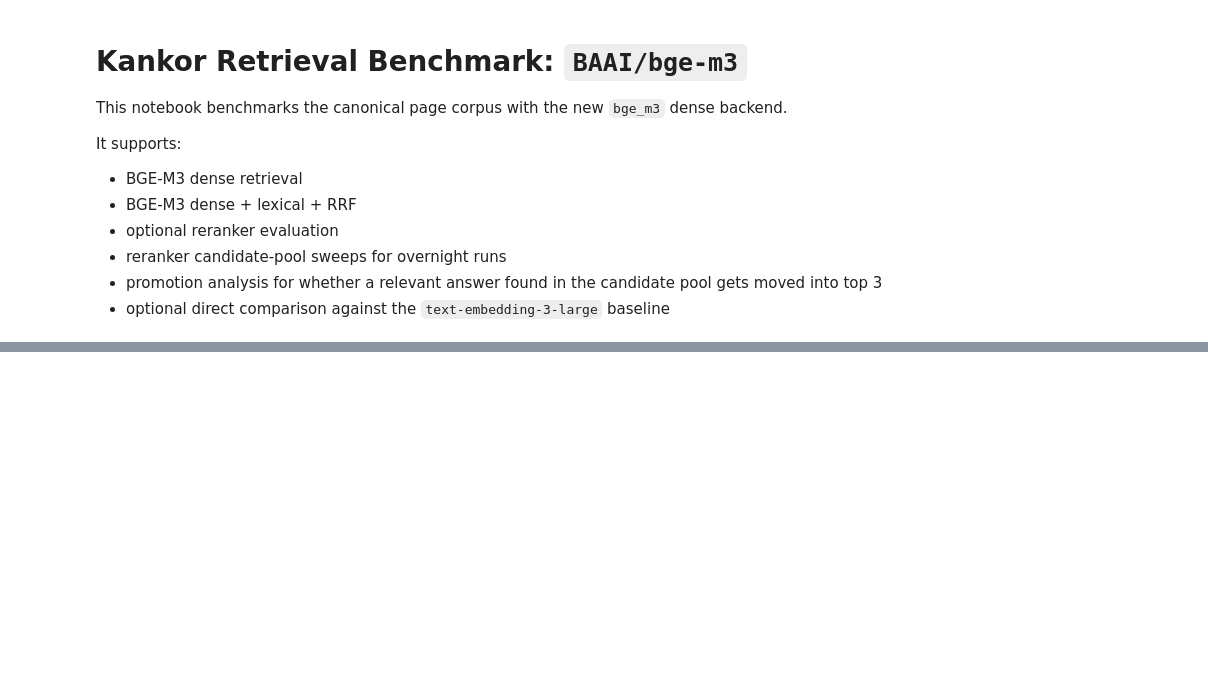
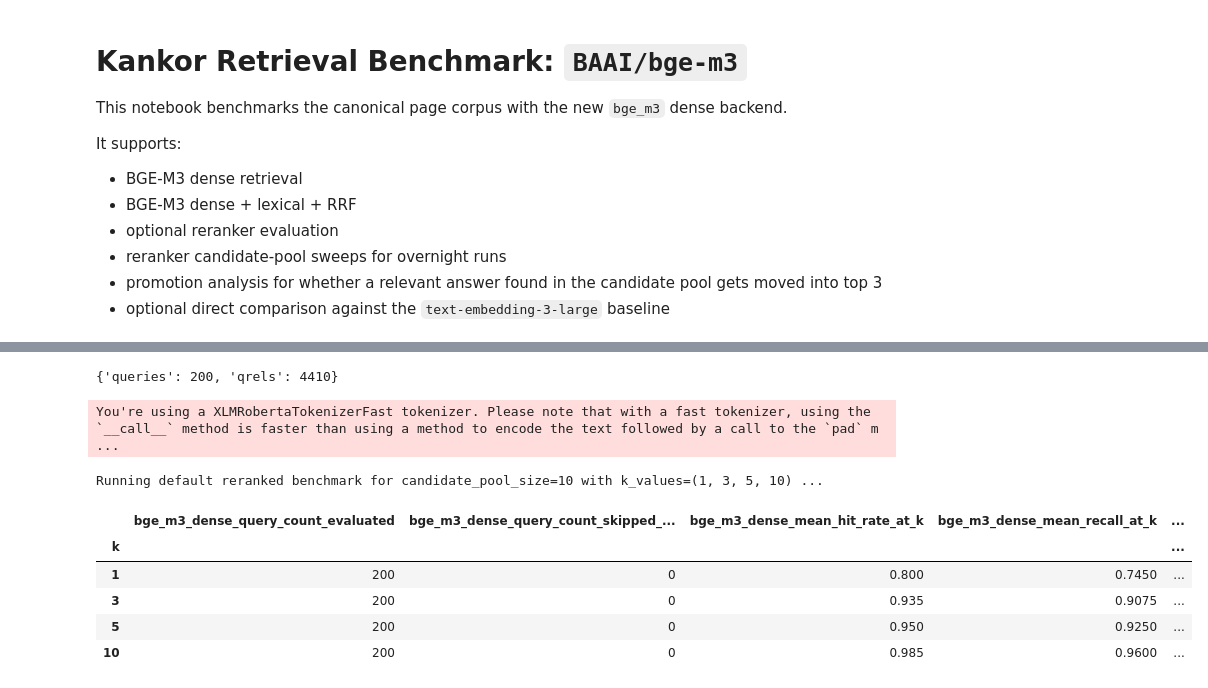
Before and after one commit to sn1887/kankor-rag, a Jupyter notebook: notebooks/benchmark_kankor_bge_m3.ipynb, the cells around one changed output, grey strips where cells are left out. Drawn from its saved outputs; the diff is of its cells as text; code cells hidden in the pictures; blank space fills up the shorter version.

```diff
--- a/notebooks/benchmark_kankor_bge_m3.ipynb
+++ b/notebooks/benchmark_kankor_bge_m3.ipynb
@@ -122,14 +146,14 @@ def build_stack(index_dir: Path, *, embedder):
     )
     return vector_store, dense, engine
 
-bge_embedder = BGEM3Embedder(
+primary_embedder = BGEM3Embedder(
     model_name=os.getenv('RAG_BGE_M3_MODEL_ID', 'BAAI/bge-m3'),
     batch_size=int(os.getenv('RAG_BGE_M3_BATCH_SIZE', '32')),
     use_fp16=(os.getenv('RAG_BGE_M3_USE_FP16') or '').strip().lower() == 'true' if os.getenv('RAG_BGE_M3_USE_FP16') is not None else None,
     device=os.getenv('RAG_BGE_M3_DEVICE') or None,
     max_length=int(os.getenv('RAG_BGE_M3_MAX_LENGTH', '8192')),
 )
-_, bge_dense_retriever, bge_hybrid_engine = build_stack(BGE_INDEX_DIR, embedder=bge_embedder)
+_, primary_dense_retriever, primary_hybrid_engine = build_stack(PRIMARY_INDEX_DIR, embedder=primary_embedder)
 
 openai_dense_retriever = None
 openai_hybrid_engine = None
@@ -154,6 +178,8 @@ if RUN_RERANKER:
     reranker.warmup()
 
 display({'queries': len(queries), 'qrels': len(qrels_by_query)})
+# %% [output]
+{'queries': 200, 'qrels': 4410}
 # %%
 RERANKER_CANDIDATE_POOL_SIZES = tuple(
     sorted(
@@ -163,41 +189,42 @@ RERANKER_CANDIDATE_POOL_SIZES = tuple(
         }
     )
 )
+
 DEFAULT_RERANKER_CANDIDATE_POOL_SIZE = max(RERANKER_TARGET_TOP_K, int(RERANKER_CANDIDATE_POOL_SIZE))
 BASE_K_VALUES = tuple(sorted({*K_VALUES, RERANKER_TARGET_TOP_K}))
 DEFAULT_RERANK_K_VALUES = tuple(sorted({*BASE_K_VALUES, DEFAULT_RERANKER_CANDIDATE_POOL_SIZE}))
 
-bge_dense_results = benchmark_dense_retrieval(
+primary_dense_results = benchmark_dense_retrieval(
     queries=queries,
     qrels_by_query=qrels_by_query,
-    dense_retriever=bge_dense_retriever,
+    dense_retriever=primary_dense_retriever,
     k_values=BASE_K_VALUES,
     query_batch_size=QUERY_BATCH_SIZE,
 )
-bge_hybrid_results = benchmark_hybrid_retrieval(
+primary_hybrid_results = benchmark_hybrid_retrieval(
     queries=queries,
     qrels_by_query=qrels_by_query,
-    retrieval_engine=bge_hybrid_engine,
+    retrieval_engine=primary_hybrid_engine,
     k_values=BASE_K_VALUES,
     query_batch_size=QUERY_BATCH_SIZE,
 )
-bge_reranked_results = None
-bge_reranked_results_by_pool = {}
+primary_reranked_results = None
+primary_reranked_results_by_pool = {}
 if RUN_RERANKER:
     print(
         f'Running default reranked benchmark for candidate_pool_size={DEFAULT_RERANKER_CANDIDATE_POOL_SIZE} '
         f'with k_values={DEFAULT_RERANK_K_VALUES} ...'
     )
-    bge_reranked_results = benchmark_hybrid_reranked_retrieval(
+    primary_reranked_results = benchmark_hybrid_reranked_retrieval(
         queries=queries,
         qrels_by_query=qrels_by_query,
-        retrieval_engine=bge_hybrid_engine,
+        retrieval_engine=primary_hybrid_engine,
         reranker=reranker,
         k_values=DEFAULT_RERANK_K_VALUES,
         reranker_candidate_pool_size=DEFAULT_RERANKER_CANDIDATE_POOL_SIZE,
         query_batch_size=QUERY_BATCH_SIZE,
     )
-    bge_reranked_results_by_pool[DEFAULT_RERANKER_CANDIDATE_POOL_SIZE] = bge_reranked_results
+    primary_reranked_results_by_pool[DEFAULT_RERANKER_CANDIDATE_POOL_SIZE] = primary_reranked_results
     for candidate_pool_size in RERANKER_CANDIDATE_POOL_SIZES:
         if candidate_pool_size == DEFAULT_RERANKER_CANDIDATE_POOL_SIZE:
             continue
@@ -206,46 +233,55 @@ if RUN_RERANKER:
             f'Running reranker sweep for candidate_pool_size={candidate_pool_size} '
             f'with k_values={sweep_k_values} ...'
         )
-        bge_reranked_results_by_pool[candidate_pool_size] = benchmark_hybrid_reranked_retrieval(
+        primary_reranked_results_by_pool[candidate_pool_size] = benchmark_hybrid_reranked_retrieval(
             queries=queries,
             qrels_by_query=qrels_by_query,
-            retrieval_engine=bge_hybrid_engine,
+            retrieval_engine=primary_hybrid_engine,
             reranker=reranker,
             k_values=sweep_k_values,
             reranker_candidate_pool_size=candidate_pool_size,
             query_batch_size=QUERY_BATCH_SIZE,
         )
 
 openai_dense_results = None
 openai_hybrid_results = None
 if RUN_OPENAI_BASELINE:
     openai_dense_results = benchmark_dense_retrieval(
         queries=queries,
         qrels_by_query=qrels_by_query,
         dense_retriever=openai_dense_retriever,
         k_values=BASE_K_VALUES,
         query_batch_size=QUERY_BATCH_SIZE,
     )
     openai_hybrid_results = benchmark_hybrid_retrieval(
         queries=queries,
         qrels_by_query=qrels_by_query,
         retrieval_engine=openai_hybrid_engine,
         k_values=BASE_K_VALUES,
         query_batch_size=QUERY_BATCH_SIZE,
     )
 
 def aggregate_frame(result, prefix: str):
     frame = pd.DataFrame.from_dict(result['aggregate_by_k'], orient='index').set_index('k')
     return frame.add_prefix(prefix)
 
-comparison = aggregate_frame(bge_dense_results, 'bge_dense_').join(aggregate_frame(bge_hybrid_results, 'bge_hybrid_'))
-if bge_reranked_results is not None:
-    comparison = comparison.join(aggregate_frame(bge_reranked_results, 'bge_reranked_'))
+comparison = aggregate_frame(primary_dense_results, f'{PRIMARY_SYSTEM_NAME}_dense_').join(aggregate_frame(primary_hybrid_results, f'{PRIMARY_SYSTEM_NAME}_hybrid_'))
+if primary_reranked_results is not None:
+    comparison = comparison.join(aggregate_frame(primary_reranked_results, f'{PRIMARY_SYSTEM_NAME}_reranked_'))
 if openai_dense_results is not None:
     comparison = comparison.join(aggregate_frame(openai_dense_results, 'openai_dense_'))
 if openai_hybrid_results is not None:
     comparison = comparison.join(aggregate_frame(openai_hybrid_results, 'openai_hybrid_'))
 comparison.loc[list(K_VALUES)]
+# %% [output]
+You're using a XLMRobertaTokenizerFast tokenizer. Please note that with a fast tokenizer, using the `__call__` method is faster than using a method to encode the text followed by a call to the `pad` m ...
+Running default reranked benchmark for candidate_pool_size=10 with k_values=(1, 3, 5, 10) ...
+|  | bge_m3_dense_query_count_evaluated | bge_m3_dense_query_count_skipped_... | bge_m3_dense_mean_hit_rate_at_k | bge_m3_dense_mean_recall_at_k | ... |
+| k |  |  |  |  | ... |
+| 1 | 200 | 0 | 0.800 | 0.7450 | ... |
+| 3 | 200 | 0 | 0.935 | 0.9075 | ... |
+| 5 | 200 | 0 | 0.950 | 0.9250 | ... |
+| 10 | 200 | 0 | 0.985 | 0.9600 | ... |
 # %%
 def per_query_frame(result, system_name: str, *, candidate_pool_size: int | None = None):
     frame = pd.DataFrame(result['per_query']).copy()
```
Also changed, not shown: parts of 3 cells of this notebook, 13 other files.
